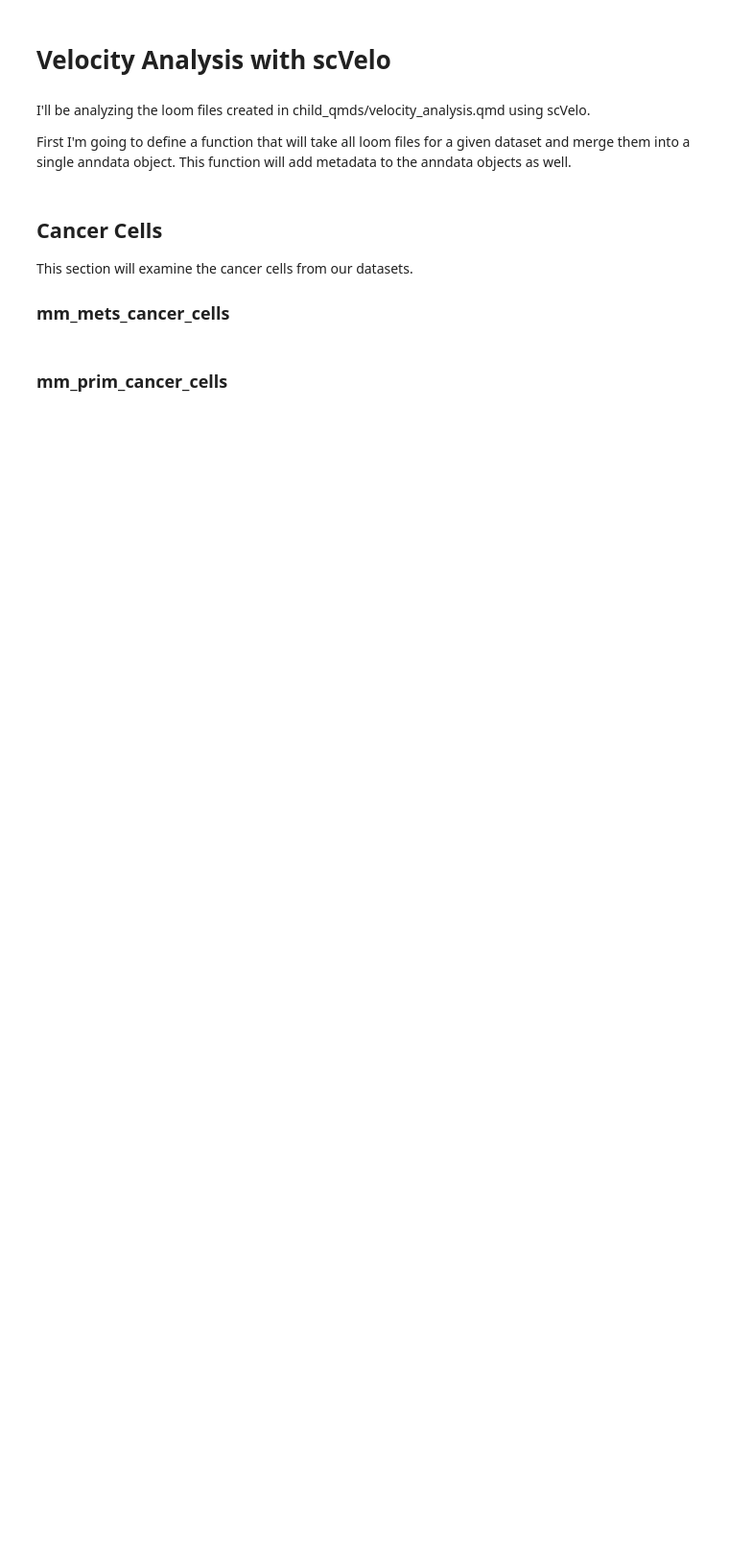
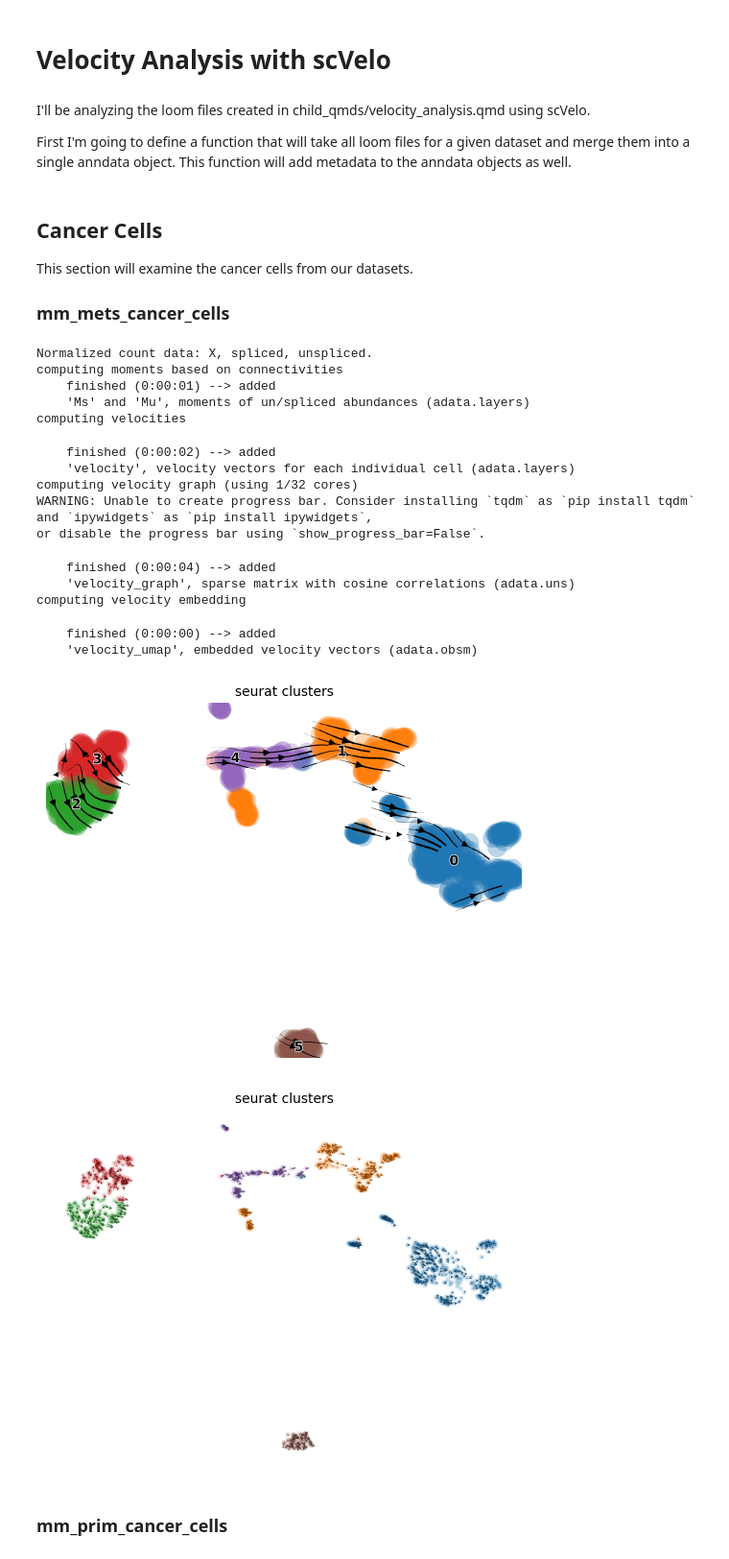
Before and after one commit to kidcancerlab/Osteo_atlas, a Jupyter notebook: analyze_looms.ipynb, the cells around one changed output. Shown at 96% size. Cells and saved outputs as stored; diff of their text form; code cells hidden in the pictures; blank space fills up the shorter version.

Commit message:
output plots for all cancer objects except for xenographs

```diff
--- a/analyze_looms.ipynb
+++ b/analyze_looms.ipynb
@@ -45,9 +46,14 @@ def loom_to_an(loom_path, metadata_path):
     return merged_anndata
 
 
-def make_stream_plot(ad_ob, mode = "stochastic"):
+def calc_velo(ad_ob, mode = "stochastic", group = "seurat_clusters"):
     sc.pp.neighbors(ad_ob, n_pcs = 30, n_neighbors = 30)
     scv.pp.moments(ad_ob)
-    scv.tl.velocity(ob, mode = mode)
-    scv.tl.velocity_graph(ob)
-    scv.pl.velocity_embedding_stream(ob, basis = "umap", color = "seurat_clusters")
+    scv.tl.velocity(ad_ob, mode = mode)
+
+def make_plots(ad_ob):
+    scv.tl.velocity_graph(ad_ob, backend = "threading")
+    scv.pl.velocity_embedding_stream(ad_ob, basis = "umap", color = "seurat_clusters")
+    scv.pl.velocity_embedding(ad_ob, basis = "umap", color = "seurat_clusters")
+    # scv.pl.velocity_embedding_stream(ad_ob, basis = "umap", color = "Phase")
+    # scv.pl.velocity_embedding_stream(ad_ob, basis = "fdl", color = "seurat_clusters")
@@ -58,10 +77,30 @@ This section will examine the cancer cells from our datasets.
 
 ### mm_mets_cancer_cells
 # %%
-ob = loom_to_an(loom_path = "loom_output/mm_mets_cancer_cells/loom_files",
+mm_mets_cancer_cells = loom_to_an(loom_path = "loom_output/mm_mets_cancer_cells/loom_files",
                 metadata_path = "loom_output/mm_mets_cancer_cells/metadata")
 
-make_stream_plot(ob)
+calc_velo(mm_mets_cancer_cells)
+
+make_plots(mm_mets_cancer_cells)
+# %% [output]
+Normalized count data: X, spliced, unspliced.
+computing moments based on connectivities
+    finished (0:00:01) --> added
+    'Ms' and 'Mu', moments of un/spliced abundances (adata.layers)
+computing velocities
+    finished (0:00:02) --> added
+    'velocity', velocity vectors for each individual cell (adata.layers)
+computing velocity graph (using 1/32 cores)
+WARNING: Unable to create progress bar. Consider installing `tqdm` as `pip install tqdm` and `ipywidgets` as `pip install ipywidgets`,
+or disable the progress bar using `show_progress_bar=False`.
+    finished (0:00:04) --> added
+    'velocity_graph', sparse matrix with cosine correlations (adata.uns)
+computing velocity embedding
+    finished (0:00:00) --> added
+    'velocity_umap', embedded velocity vectors (adata.obsm)
+[figure, added]
+[figure, added]
 # %% [markdown]
 ### mm_prim_cancer_cells
 # %%
```
Also changed, not shown: parts of 13 cells of this notebook.
